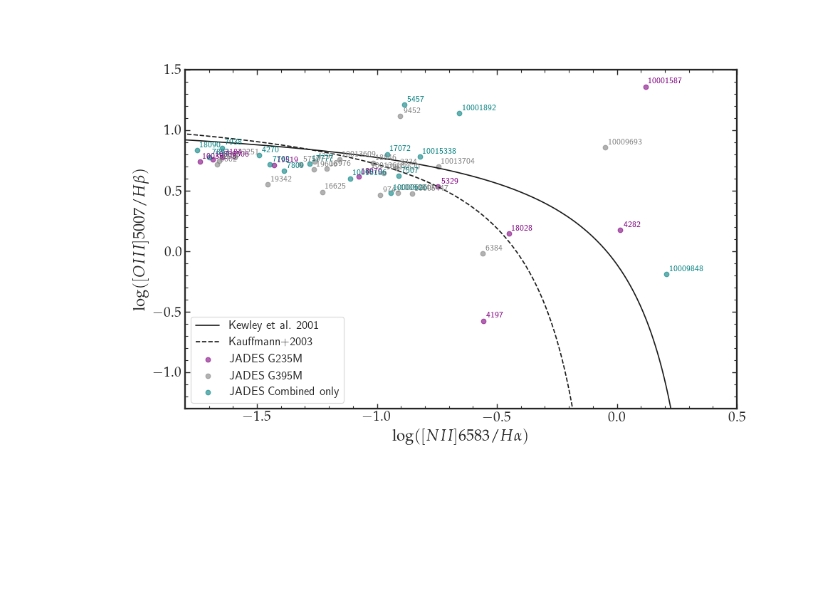
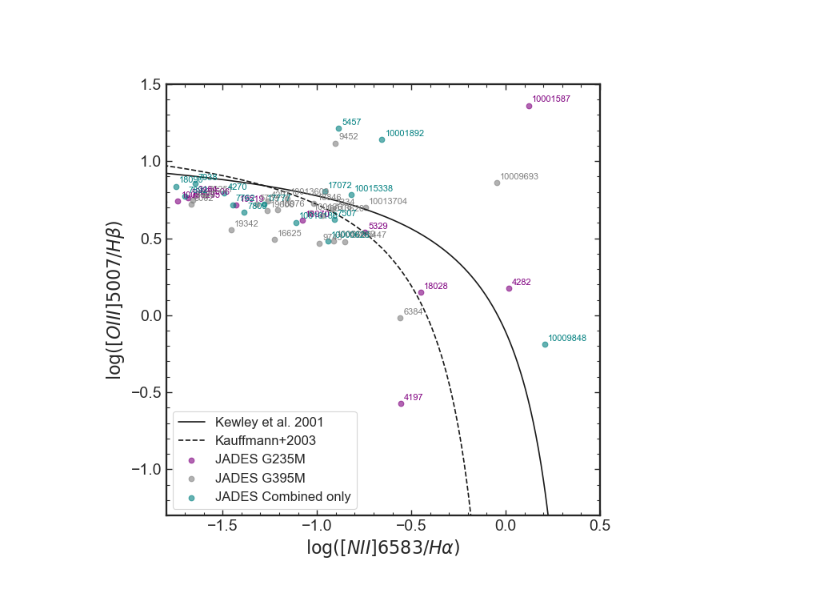
Before and after one commit to NGomez-inaoe/JWST-Data, a Jupyter notebook: Medium_Resolution/may_4th_week.ipynb, the cells around one changed output. Saved outputs shown, nothing was run; the diff lists cells and outputs as text; code cells hidden in the pictures; blank space fills up the shorter version.

```diff
--- a/Medium_Resolution/may_4th_week.ipynb
+++ b/Medium_Resolution/may_4th_week.ipynb
@@ -7,22 +7,41 @@ import matplotlib.pyplot as plt
 
 #================= Plot Settings =================#
 # Latex rendering
-plt.rc('font', **{'family': 'serif', 'serif': ['palatino']}) #Helvetica
-plt.rc('text', usetex=True)
-plt.rc('font', weight='bold')
+#plt.rc('font', **{'family': 'serif', 'serif': ['palatino']}) #Helvetica
+#plt.rc('text', usetex=True)
+#plt.rc('font', weight='bold')
 
+
+
+
+# --- Cosmology palette (normalized RGB) ---
+COSMO_COLORS = {
+    "deep_blue": (30/255, 60/255, 120/255),
+    "warm_gold": (200/255, 140/255, 0/255),
+    "dark_teal": (0/255, 130/255, 90/255),
+    "soft_crimson": (150/255, 40/255, 40/255),
+    "cool_gray": (120/255, 120/255, 120/255),
+    }
 
 sns.set_theme(
     style="ticks",
-    context='paper',
+    context='talk',
     rc={
         "xtick.direction": "in",
         "ytick.direction": "in",
         "xtick.top": True,
         "ytick.right": True,
-        "axes.grid": False,
+        "axes.grid": True,
     })
 
+sns.set_palette([
+    COSMO_COLORS["deep_blue"],
+    "black",
+    COSMO_COLORS["warm_gold"],
+    COSMO_COLORS["cool_gray"],
+    COSMO_COLORS["dark_teal"],
+    COSMO_COLORS["soft_crimson"],
+    ])
 
 #General Settings
 plt.rc('axes', titlesize=16)     # fontsize of the axes title
@@ -125,7 +144,7 @@ def plot_bpt_combined(source='MAST', arrows=True, labels=False, save=False, show
     y_kauff = 0.61 / (x_kauff - 0.05) + 1.3
 
     #================= plot function =================#
-    plt.figure(figsize=(10, 6.18))
+    plt.figure(figsize=(7, 7))
 
     plt.plot(x_kewly, y_kewly, color='k', label='Kewley et al. 2001')
     plt.plot(x_kauff, y_kauff, color='k', linestyle='--', label='Kauffmann+2003')
@@ -190,34 +209,34 @@ def plot_bpt_combined(source='MAST', arrows=True, labels=False, save=False, show
                 ha="left",
                 fontsize=8,
                 color='grey'
             )
 
         for x, y, obj_id in zip(xcombn, ycombn, df_combn_only['ID']):
             plt.annotate(
                 str(obj_id),
                 (x, y),
                 textcoords="offset points",
                 xytext=(3, 3),
                 ha="left",
                 fontsize=8,
                 color='teal'
             )
 
     plt.legend(loc='lower left')
 
     if save:
         plt.savefig(save_name, bbox_inches='tight')
 
     if show:
         plt.show()
 
 #====================================================================#
 #====================================================================#
 plot_bpt_combined(source='JADES', save=False, labels=True, arrows=False)
 
 #plot_bpt_combined(source='MAST', save=True, labels=False)
 # %% [output]
-[figure, old version]
+[figure, new version]
 # %%
 import numpy as np
 import pandas as pd
```
Also changed, not shown: parts of 2 cells of this notebook.
